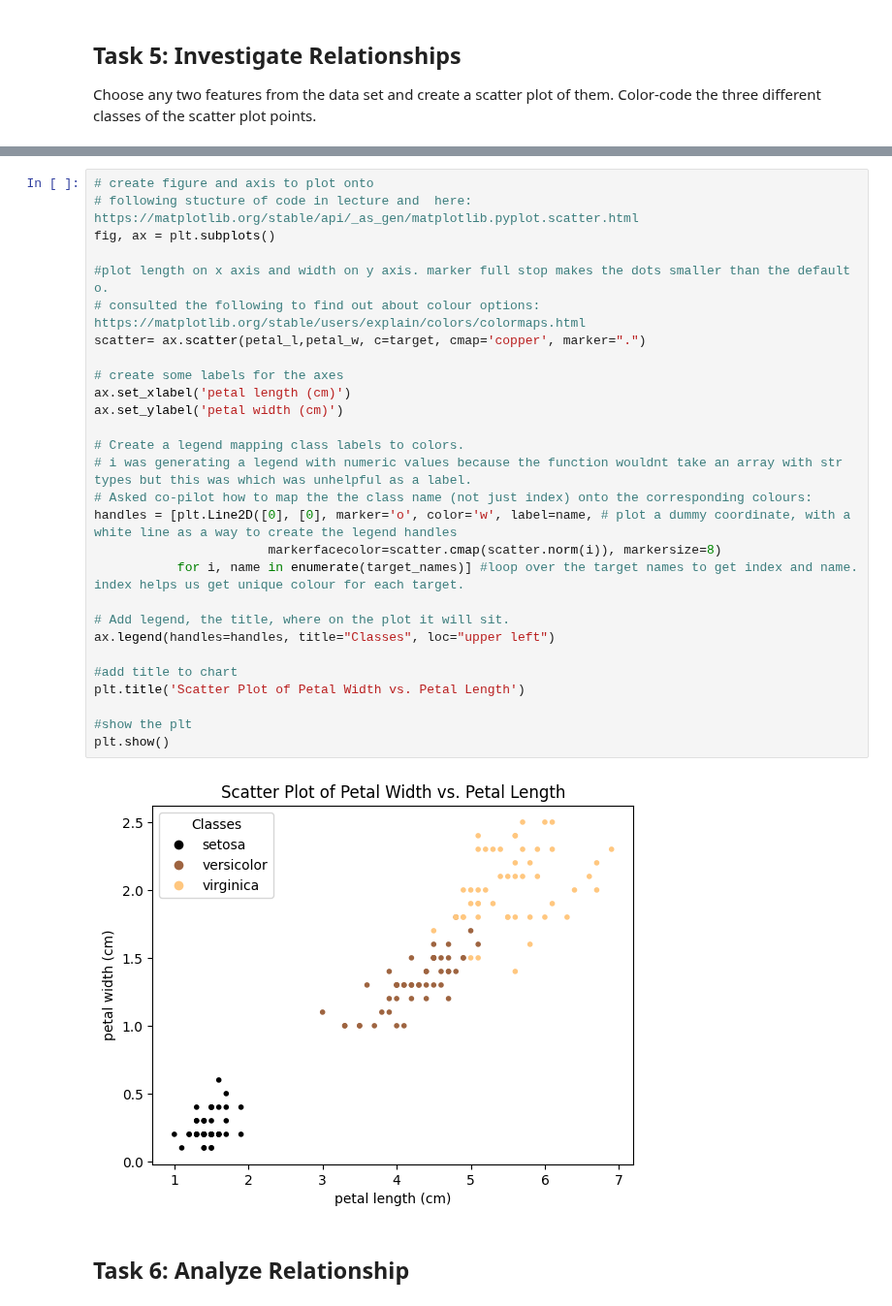
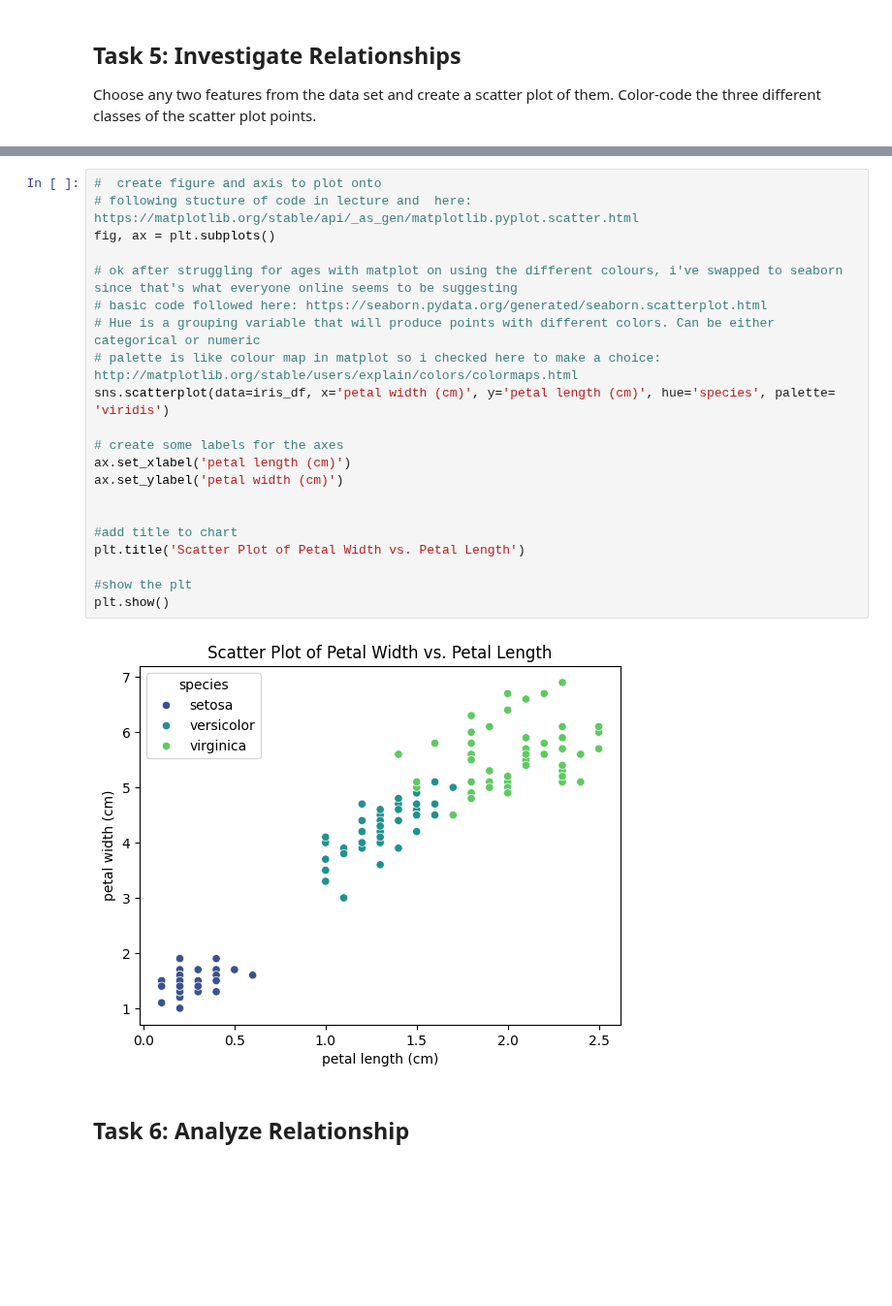
Before and after one commit to EmmaChubbCode/principles_of_da, a Jupyter notebook: tasks.ipynb, the cells around one changed output, grey strips where cells are left out. Shown at 97% size. Cells and saved outputs as stored; diff of their text form; blank space fills up the shorter version.

Commit message:
switched the scatterplot to seaborn for easier colouring options

```diff
--- a/tasks.ipynb
+++ b/tasks.ipynb
@@ -277,33 +264,26 @@ array(['setosa', 'versicolor', 'virginica'], dtype='<U10')
-# %%
-# create figure and axis to plot onto
-# following stucture of code in lecture and  here: https://matplotlib.org/stable/api/_as_gen/matplotlib.pyplot.scatter.html
-fig, ax = plt.subplots()
-
-#plot length on x axis and width on y axis. marker full stop makes the dots smaller than the default o.
-# consulted the following to find out about colour options: https://matplotlib.org/stable/users/explain/colors/colormaps.html
-scatter= ax.scatter(petal_l,petal_w, c=target, cmap='copper', marker=".")
-
-# create some labels for the axes
-ax.set_xlabel('petal length (cm)')
-ax.set_ylabel('petal width (cm)')
-
-# Create a legend mapping class labels to colors.
-# i was generating a legend with numeric values because the function wouldnt take an array with str types but this was which was unhelpful as a label.
-# Asked co-pilot how to map the the class name (not just index) onto the corresponding colours:
-handles = [plt.Line2D([0], [0], marker='o', color='w', label=name, # plot a dummy coordinate, with a white line as a way to create the legend handles
-                       markerfacecolor=scatter.cmap(scatter.norm(i)), markersize=8)
-           for i, name in enumerate(target_names)] #loop over the target names to get index and name. index helps us get unique colour for each target.
-
-# Add legend, the title, where on the plot it will sit.
-ax.legend(handles=handles, title="Classes", loc="upper left")
-
-#add title to chart
-plt.title('Scatter Plot of Petal Width vs. Petal Length')
-
-#show the plt
-plt.show()
-# %% [output]
-[figure, removed]
+# %%
+#  create figure and axis to plot onto
+# following stucture of code in lecture and  here: https://matplotlib.org/stable/api/_as_gen/matplotlib.pyplot.scatter.html
+fig, ax = plt.subplots()
+
+# ok after struggling for ages with matplot on using the different colours, i've swapped to seaborn since that's what everyone online seems to be suggesting
+# basic code followed here: https://seaborn.pydata.org/generated/seaborn.scatterplot.html
+# Hue is a grouping variable that will produce points with different colors. Can be either categorical or numeric
+# palette is like colour map in matplot so i checked here to make a choice: http://matplotlib.org/stable/users/explain/colors/colormaps.html
+sns.scatterplot(data=iris_df, x='petal width (cm)', y='petal length (cm)', hue='species', palette= 'viridis')
+
+# create some labels for the axes
+ax.set_xlabel('petal length (cm)')
+ax.set_ylabel('petal width (cm)')
+
+
+#add title to chart
+plt.title('Scatter Plot of Petal Width vs. Petal Length')
+
+#show the plt
+plt.show()
+# %% [output]
+[figure, added]
 # %% [markdown]
 ## Task 6: Analyze Relationship
 # %% [markdown]
```
Also changed, not shown: parts of 6 cells of this notebook.
